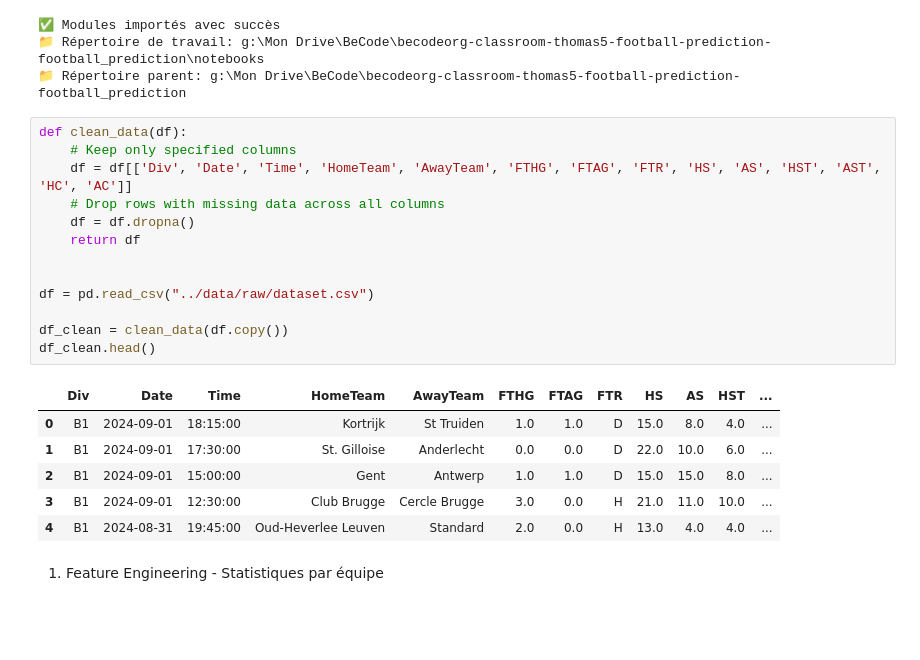
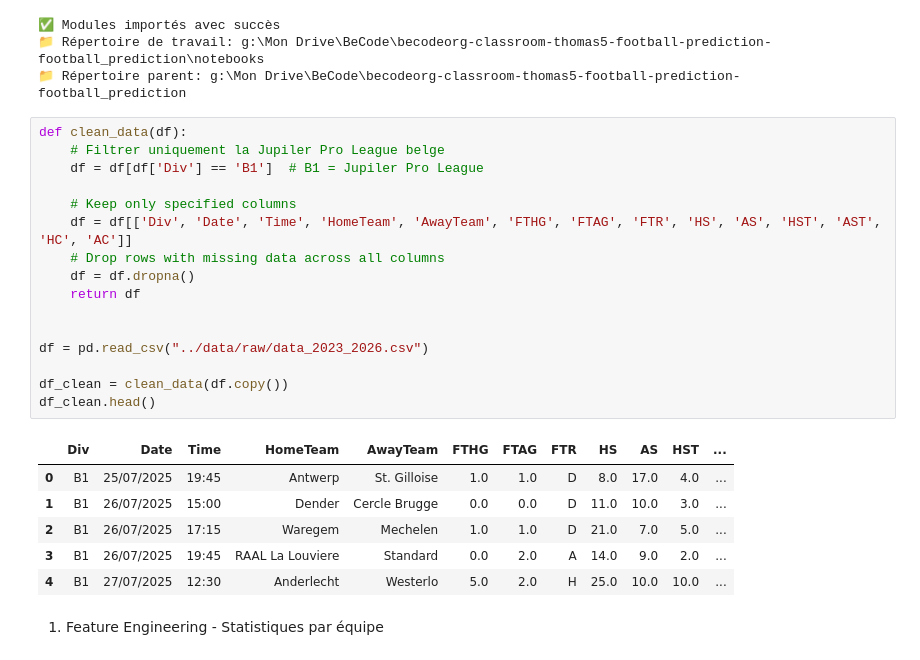
Before and after one commit to becodeorg/football-prediction-liverpool, a Jupyter notebook: notebooks/data_preprocess.ipynb, the cells around one changed output. Saved outputs shown, nothing was run; the diff lists cells and outputs as text; blank space fills up the shorter version.

```diff
--- a/notebooks/data_preprocess.ipynb
+++ b/notebooks/data_preprocess.ipynb
@@ -21,24 +21,27 @@ print(f"📁 Répertoire parent: {Path.cwd().parent}")
 📁 Répertoire parent: g:\Mon Drive\BeCode\becodeorg-classroom-thomas5-football-prediction-football_prediction
 # %%
 def clean_data(df):
+    # Filtrer uniquement la Jupiler Pro League belge
+    df = df[df['Div'] == 'B1']  # B1 = Jupiler Pro League
+
     # Keep only specified columns
     df = df[['Div', 'Date', 'Time', 'HomeTeam', 'AwayTeam', 'FTHG', 'FTAG', 'FTR', 'HS', 'AS', 'HST', 'AST', 'HC', 'AC']]
     # Drop rows with missing data across all columns
     df = df.dropna()
     return df
 
 
-df = pd.read_csv("../data/raw/dataset.csv")
+df = pd.read_csv("../data/raw/data_2023_2026.csv")
 
 df_clean = clean_data(df.copy())
 df_clean.head()
 # %% [output]
 |  | Div | Date | Time | HomeTeam | AwayTeam | FTHG | FTAG | FTR | HS | AS | HST | ... |
-| 0 | B1 | 2024-09-01 | 18:15:00 | Kortrijk | St Truiden | 1.0 | 1.0 | D | 15.0 | 8.0 | 4.0 | ... |
-| 1 | B1 | 2024-09-01 | 17:30:00 | St. Gilloise | Anderlecht | 0.0 | 0.0 | D | 22.0 | 10.0 | 6.0 | ... |
-| 2 | B1 | 2024-09-01 | 15:00:00 | Gent | Antwerp | 1.0 | 1.0 | D | 15.0 | 15.0 | 8.0 | ... |
-| 3 | B1 | 2024-09-01 | 12:30:00 | Club Brugge | Cercle Brugge | 3.0 | 0.0 | H | 21.0 | 11.0 | 10.0 | ... |
-| 4 | B1 | 2024-08-31 | 19:45:00 | Oud-Heverlee Leuven | Standard | 2.0 | 0.0 | H | 13.0 | 4.0 | 4.0 | ... |
+| 0 | B1 | 25/07/2025 | 19:45 | Antwerp | St. Gilloise | 1.0 | 1.0 | D | 8.0 | 17.0 | 4.0 | ... |
+| 1 | B1 | 26/07/2025 | 15:00 | Dender | Cercle Brugge | 0.0 | 0.0 | D | 11.0 | 10.0 | 3.0 | ... |
+| 2 | B1 | 26/07/2025 | 17:15 | Waregem | Mechelen | 1.0 | 1.0 | D | 21.0 | 7.0 | 5.0 | ... |
+| 3 | B1 | 26/07/2025 | 19:45 | RAAL La Louviere | Standard | 0.0 | 2.0 | A | 14.0 | 9.0 | 2.0 | ... |
+| 4 | B1 | 27/07/2025 | 12:30 | Anderlecht | Westerlo | 5.0 | 2.0 | H | 25.0 | 10.0 | 10.0 | ... |
 # %% [markdown]
 1. Feature Engineering - Statistiques par équipe
 # %%
```
Also changed, not shown: parts of 4 cells of this notebook, 4 other files.
